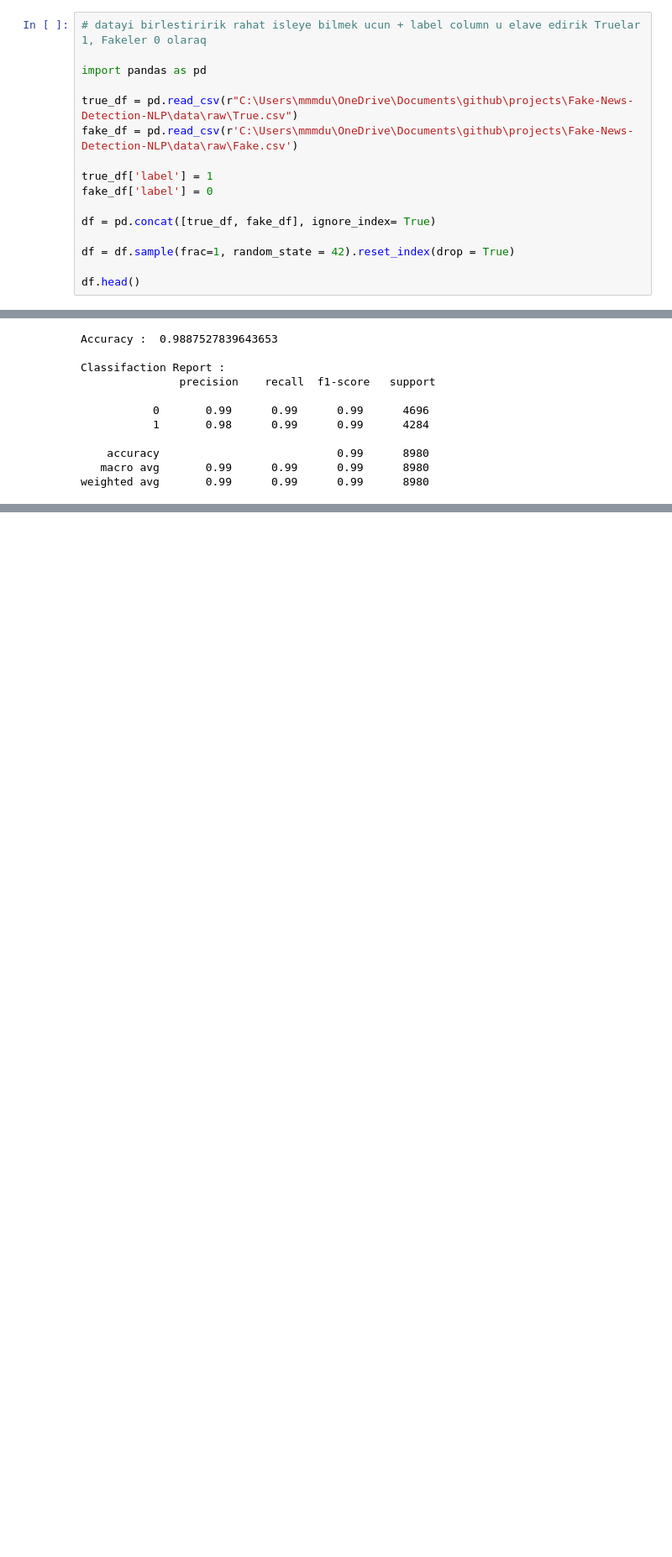
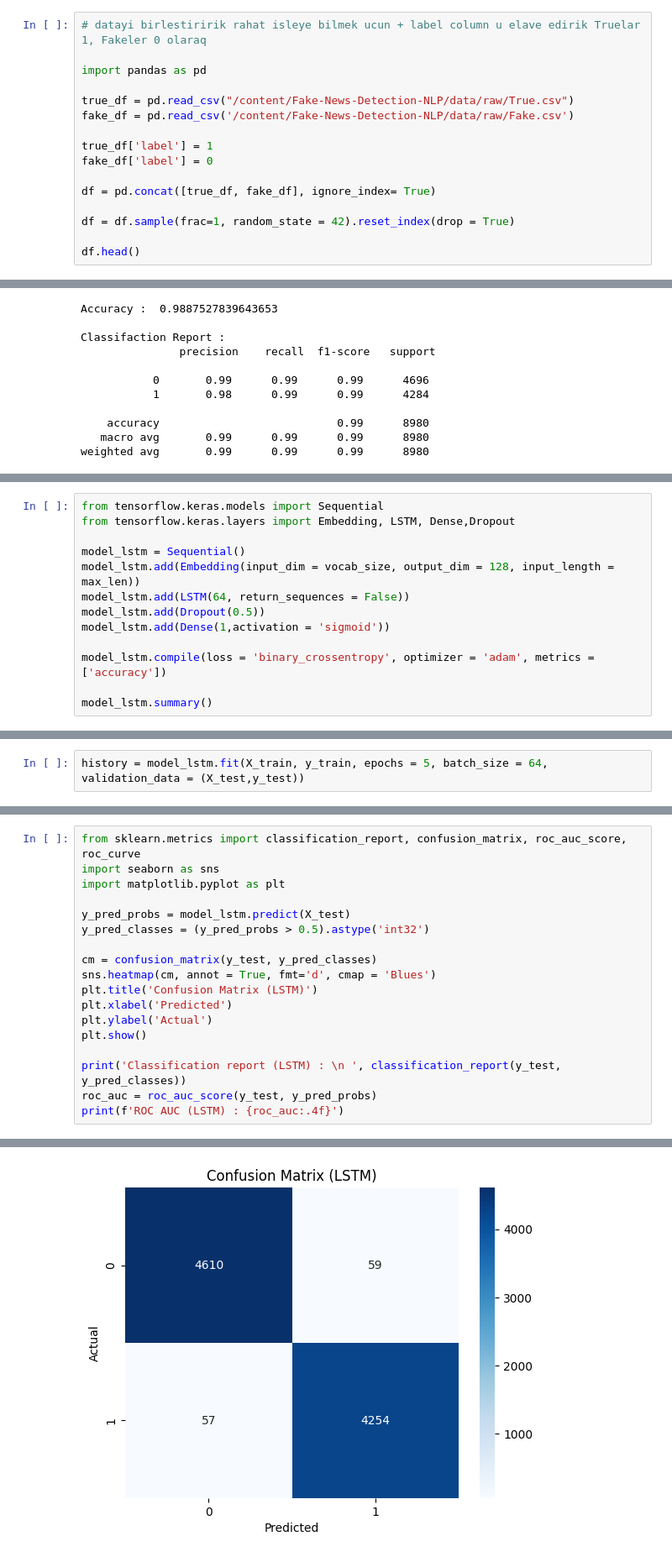
Before and after one commit to muzeyir/Fake-News-Detection-NLP, a Jupyter notebook: notebooks/FakeNewsDetection.ipynb, the cells around one changed output, grey strips where cells are left out. Shown at 84% size. Saved outputs shown, nothing was run; the diff lists cells and outputs as text; blank space fills up the shorter version.

Commit message:
08 - add: LSTM model with strong performance (acc 0.99, ROC AUC 0.9982)

```diff
--- a/notebooks/FakeNewsDetection.ipynb
+++ b/notebooks/FakeNewsDetection.ipynb
@@ -3,8 +14,8 @@
 
 import pandas as pd
 
-true_df = pd.read_csv(r"C:\Users\mmmdu\OneDrive\Documents\github\projects\Fake-News-Detection-NLP\data\raw\True.csv")
-fake_df = pd.read_csv(r'C:\Users\mmmdu\OneDrive\Documents\github\projects\Fake-News-Detection-NLP\data\raw\Fake.csv')
+true_df = pd.read_csv("/content/Fake-News-Detection-NLP/data/raw/True.csv")
+fake_df = pd.read_csv('/content/Fake-News-Detection-NLP/data/raw/Fake.csv')
 
 true_df['label'] = 1
 fake_df['label'] = 0
@@ -268,0 +332,13 @@ plt.show()
+# %%
+from tensorflow.keras.models import Sequential
+from tensorflow.keras.layers import Embedding, LSTM, Dense,Dropout
+
+model_lstm = Sequential()
+model_lstm.add(Embedding(input_dim = vocab_size, output_dim = 128, input_length = max_len))
+model_lstm.add(LSTM(64, return_sequences = False))
+model_lstm.add(Dropout(0.5))
+model_lstm.add(Dense(1,activation = 'sigmoid'))
+
+model_lstm.compile(loss = 'binary_crossentropy', optimizer = 'adam', metrics = ['accuracy'])
+
+model_lstm.summary()
@@ -268,0 +361,2 @@ plt.show()
+# %%
+history = model_lstm.fit(X_train, y_train, epochs = 5, batch_size = 64, validation_data = (X_test,y_test))
@@ -268,0 +380,19 @@ plt.show()
+# %%
+from sklearn.metrics import classification_report, confusion_matrix, roc_auc_score, roc_curve
+import seaborn as sns
+import matplotlib.pyplot as plt
+
+y_pred_probs = model_lstm.predict(X_test)
+y_pred_classes = (y_pred_probs > 0.5).astype('int32')
+
+cm = confusion_matrix(y_test, y_pred_classes)
+sns.heatmap(cm, annot = True, fmt='d', cmap = 'Blues')
+plt.title('Confusion Matrix (LSTM)')
+plt.xlabel('Predicted')
+plt.ylabel('Actual')
+plt.show()
+
+print('Classification report (LSTM) : \n ', classification_report(y_test, y_pred_classes))
+roc_auc = roc_auc_score(y_test, y_pred_probs)
+print(f'ROC AUC (LSTM) : {roc_auc:.4f}')
+# %% [output]
@@ -268,0 +400 @@ plt.show()
+[figure, added]
```
Also changed, not shown: parts of 10 cells of this notebook.
